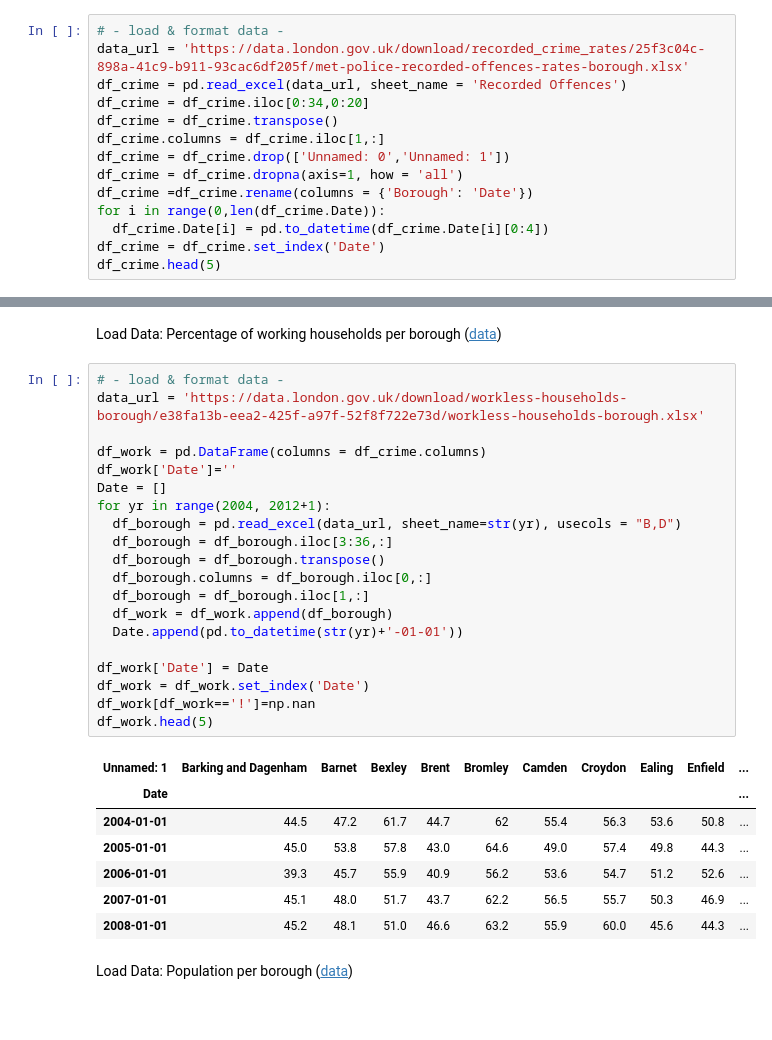
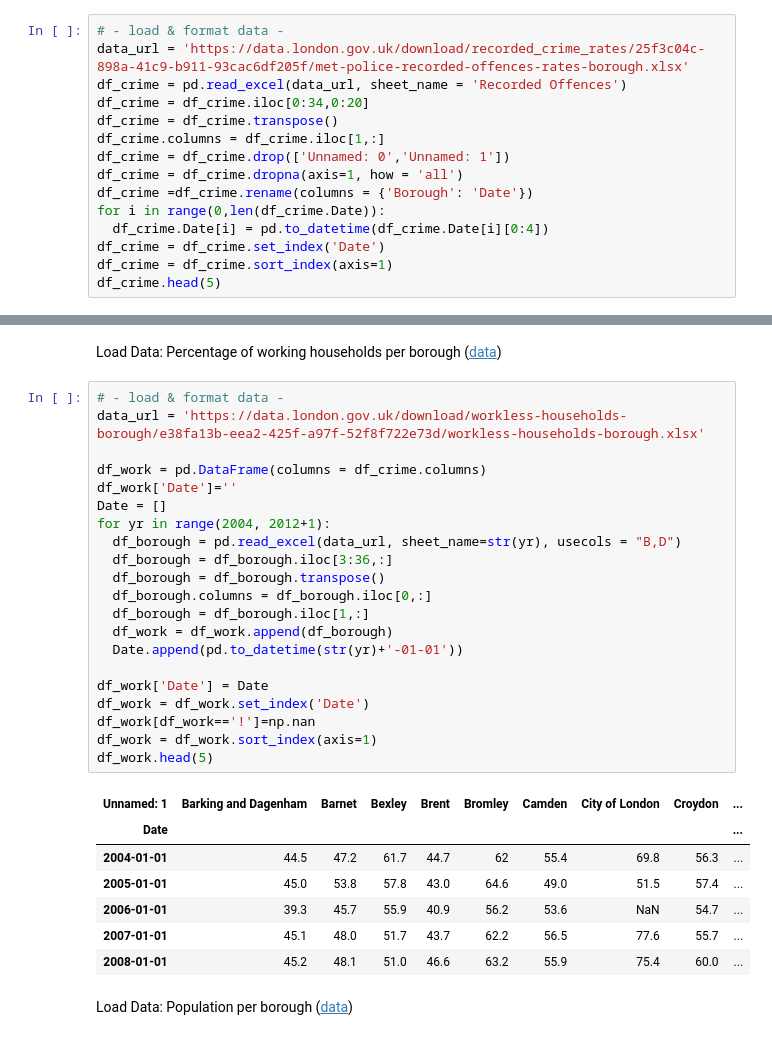
Before and after one commit to kohl-carmen/London-Housing, a Jupyter notebook: London_Housing_II.ipynb, the cells around one changed output, grey strips where cells are left out. Drawn from its saved outputs; the diff is of its cells as text.

```diff
--- a/London_Housing_II.ipynb
+++ b/London_Housing_II.ipynb
@@ -93,6 +95,7 @@ df_crime =df_crime.rename(columns = {'Borough': 'Date'})
 for i in range(0,len(df_crime.Date)):
   df_crime.Date[i] = pd.to_datetime(df_crime.Date[i][0:4])
 df_crime = df_crime.set_index('Date')
+df_crime = df_crime.sort_index(axis=1)
 df_crime.head(5)
 # %% [output]
 | Unnamed: 1 | Barking and Dagenham | Barnet | Bexley | Brent | Bromley | Camden | Croydon | Ealing | Enfield | ... |
@@ -132,31 +136,32 @@ Load Data: Percentage of working households per borough ([data](https://data.lon
 # %%
 # - load & format data -
 data_url = 'https://data.london.gov.uk/download/workless-households-borough/e38fa13b-eea2-425f-a97f-52f8f722e73d/workless-households-borough.xlsx'
 
 df_work = pd.DataFrame(columns = df_crime.columns)
 df_work['Date']=''
 Date = []
 for yr in range(2004, 2012+1):
   df_borough = pd.read_excel(data_url, sheet_name=str(yr), usecols = "B,D")
   df_borough = df_borough.iloc[3:36,:]
   df_borough = df_borough.transpose()
   df_borough.columns = df_borough.iloc[0,:]
   df_borough = df_borough.iloc[1,:]
   df_work = df_work.append(df_borough)
   Date.append(pd.to_datetime(str(yr)+'-01-01'))
 
 df_work['Date'] = Date
 df_work = df_work.set_index('Date')
 df_work[df_work=='!']=np.nan
+df_work = df_work.sort_index(axis=1)
 df_work.head(5)
 # %% [output]
-| Unnamed: 1 | Barking and Dagenham | Barnet | Bexley | Brent | Bromley | Camden | Croydon | Ealing | Enfield | ... |
-| Date |  |  |  |  |  |  |  |  |  | ... |
-| 2004-01-01 | 44.5 | 47.2 | 61.7 | 44.7 | 62 | 55.4 | 56.3 | 53.6 | 50.8 | ... |
-| 2005-01-01 | 45.0 | 53.8 | 57.8 | 43.0 | 64.6 | 49.0 | 57.4 | 49.8 | 44.3 | ... |
-| 2006-01-01 | 39.3 | 45.7 | 55.9 | 40.9 | 56.2 | 53.6 | 54.7 | 51.2 | 52.6 | ... |
-| 2007-01-01 | 45.1 | 48.0 | 51.7 | 43.7 | 62.2 | 56.5 | 55.7 | 50.3 | 46.9 | ... |
-| 2008-01-01 | 45.2 | 48.1 | 51.0 | 46.6 | 63.2 | 55.9 | 60.0 | 45.6 | 44.3 | ... |
+| Unnamed: 1 | Barking and Dagenham | Barnet | Bexley | Brent | Bromley | Camden | City of London | Croydon | ... |
+| Date |  |  |  |  |  |  |  |  | ... |
+| 2004-01-01 | 44.5 | 47.2 | 61.7 | 44.7 | 62 | 55.4 | 69.8 | 56.3 | ... |
+| 2005-01-01 | 45.0 | 53.8 | 57.8 | 43.0 | 64.6 | 49.0 | 51.5 | 57.4 | ... |
+| 2006-01-01 | 39.3 | 45.7 | 55.9 | 40.9 | 56.2 | 53.6 | NaN | 54.7 | ... |
+| 2007-01-01 | 45.1 | 48.0 | 51.7 | 43.7 | 62.2 | 56.5 | 77.6 | 55.7 | ... |
+| 2008-01-01 | 45.2 | 48.1 | 51.0 | 46.6 | 63.2 | 55.9 | 75.4 | 60.0 | ... |
 # %% [markdown]
 Load Data: Population per borough ([data](https://data.london.gov.uk/dataset/land-area-and-population-density-ward-and-borough))
 # %%
```
Also changed, not shown: parts of 9 cells of this notebook.
